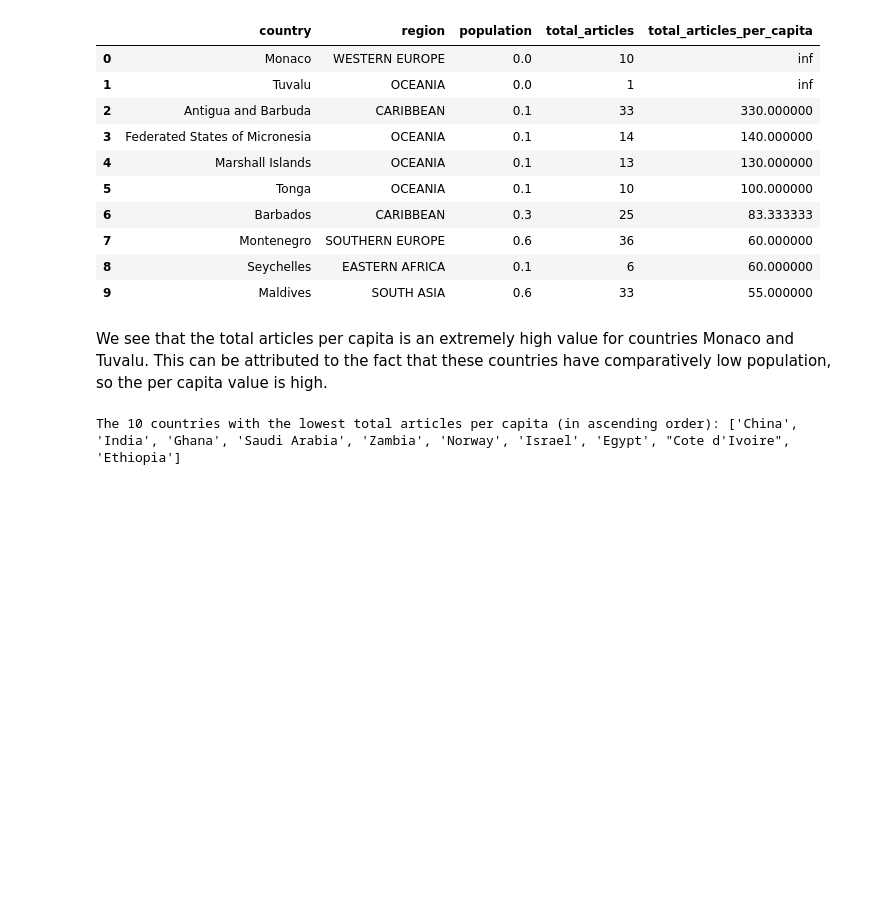
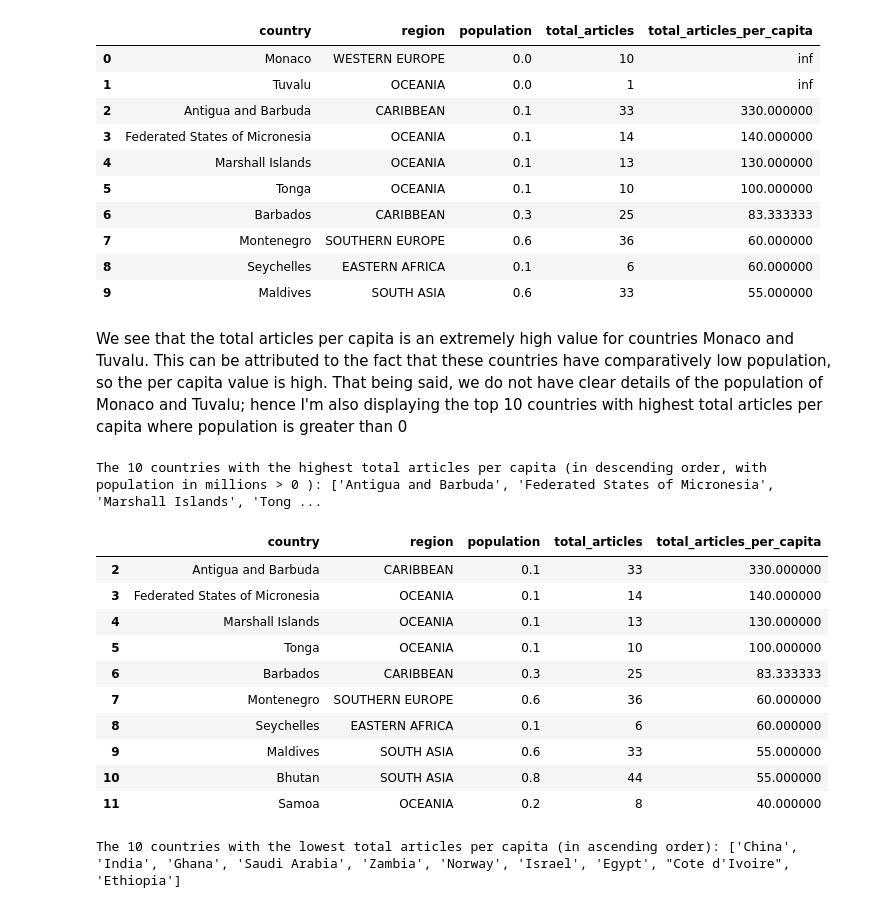
Before and after one commit to sushmavankayala/data-512-homework_2, a Jupyter notebook: Wiki_articles_bias_analysis.ipynb, the cells around one changed output. Drawn from its saved outputs; the diff is of its cells as text; code cells hidden in the pictures; blank space fills up the shorter version.

```diff
--- a/Wiki_articles_bias_analysis.ipynb
+++ b/Wiki_articles_bias_analysis.ipynb
@@ -659,7 +666,26 @@ The 10 countries with the highest total articles per capita (in descending order
 | 8 | Seychelles | EASTERN AFRICA | 0.1 | 6 | 60.000000 |
 | 9 | Maldives | SOUTH ASIA | 0.6 | 33 | 55.000000 |
 # %% [markdown]
-We see that the total articles per capita is an extremely high value for countries Monaco and Tuvalu. This can be attributed to the fact that these countries have comparatively low population, so the per capita value is high.
+We see that the total articles per capita is an extremely high value for countries Monaco and Tuvalu. This can be attributed to the fact that these countries have comparatively low population, so the per capita value is high. That being said, we do not have clear details of the population of Monaco and Tuvalu; hence I'm also displaying the top 10 countries with highest total articles per capita where population is greater than 0
+# %%
+top_10_new = country_article_count.sort_values("total_articles_per_capita", ascending=False).reset_index(drop=True)
+top_10_new = top_10_new[top_10_new["population"]>0].head(10)
+
+print("The 10 countries with the highest total articles per capita (in descending order, with population in millions > 0 ):", top_10_new["country"].tolist())
+top_10_new
+# %% [output]
+The 10 countries with the highest total articles per capita (in descending order, with population in millions > 0 ): ['Antigua and Barbuda', 'Federated States of Micronesia', 'Marshall Islands', 'Tong ...
+|  | country | region | population | total_articles | total_articles_per_capita |
+| 2 | Antigua and Barbuda | CARIBBEAN | 0.1 | 33 | 330.000000 |
+| 3 | Federated States of Micronesia | OCEANIA | 0.1 | 14 | 140.000000 |
+| 4 | Marshall Islands | OCEANIA | 0.1 | 13 | 130.000000 |
+| 5 | Tonga | OCEANIA | 0.1 | 10 | 100.000000 |
+| 6 | Barbados | CARIBBEAN | 0.3 | 25 | 83.333333 |
+| 7 | Montenegro | SOUTHERN EUROPE | 0.6 | 36 | 60.000000 |
+| 8 | Seychelles | EASTERN AFRICA | 0.1 | 6 | 60.000000 |
+| 9 | Maldives | SOUTH ASIA | 0.6 | 33 | 55.000000 |
+| 10 | Bhutan | SOUTH ASIA | 0.8 | 44 | 55.000000 |
+| 11 | Samoa | OCEANIA | 0.2 | 8 | 40.000000 |
 # %%
 # Bottom 10 countries by coverage: The 10 countries with the lowest total articles per capita (in ascending order) .
 bottom_10 = country_article_count.sort_values("total_articles_per_capita", ascending=True).reset_index(drop=True)
```
Also changed, not shown: parts of 8 cells of this notebook.
